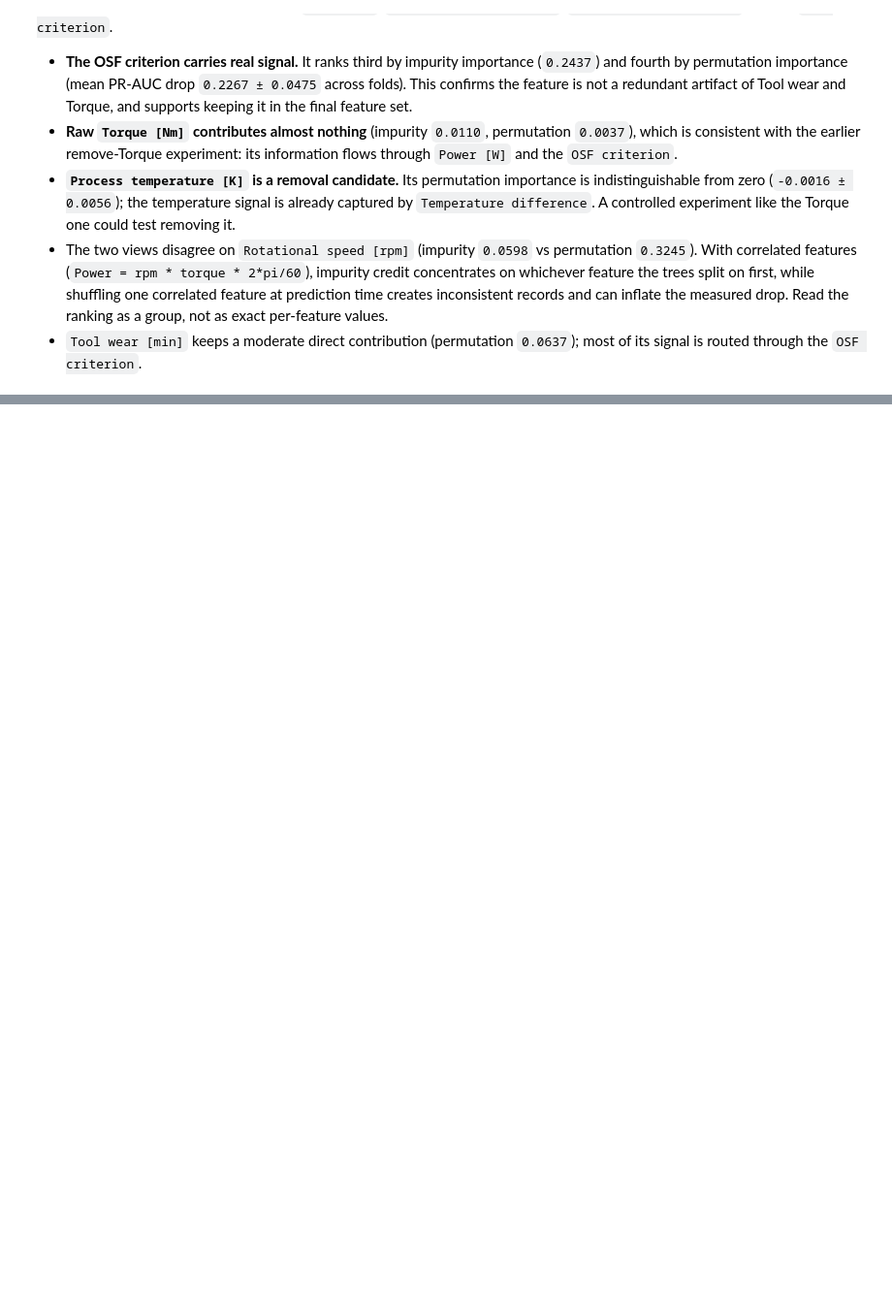
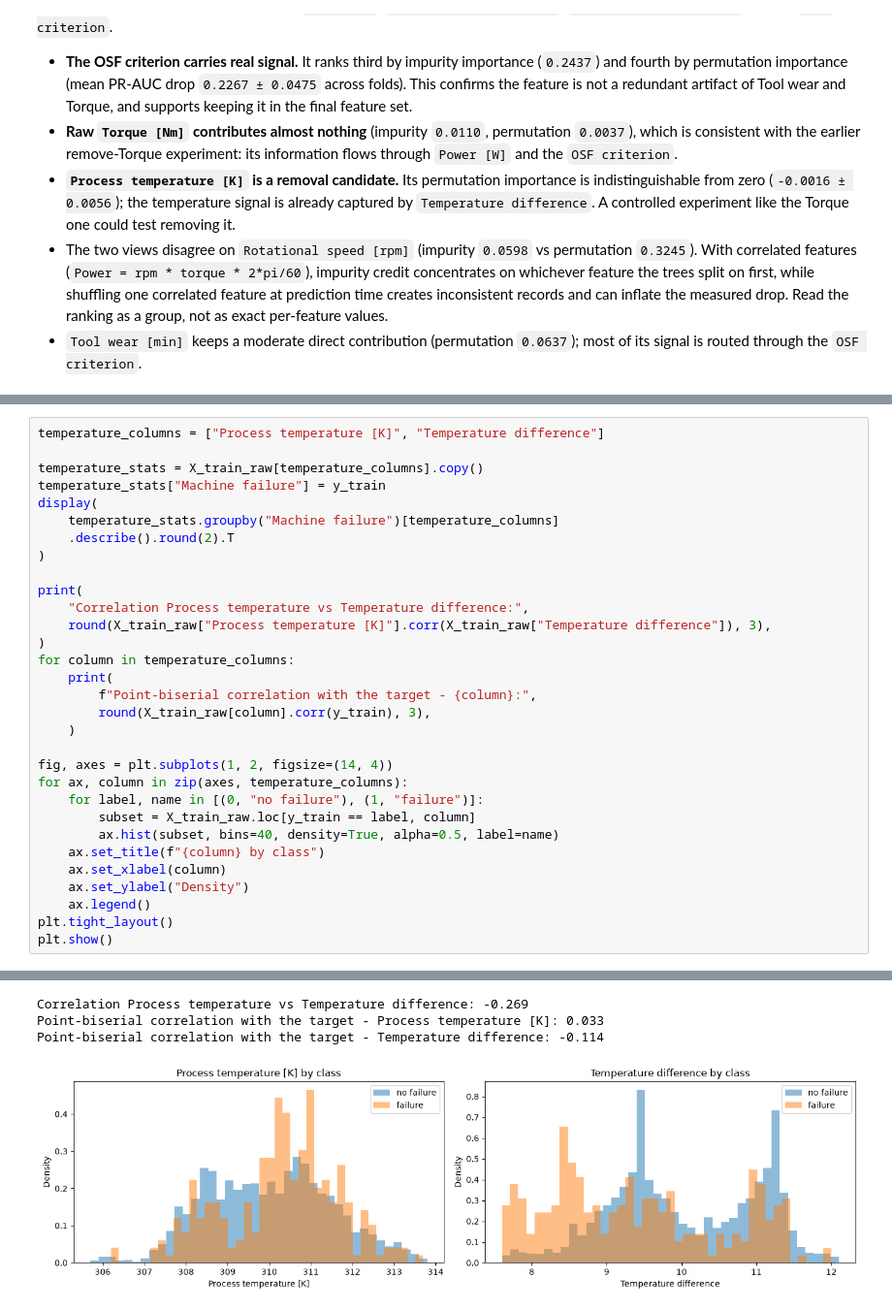
Before and after one commit to KacperKnapek/Machine-failure-prediction, a Jupyter notebook: notebooks/05_feature_experiment.ipynb, the cells around one changed output, grey strips where cells are left out. Shown at 97% size. Saved outputs shown, nothing was run; the diff lists cells and outputs as text; blank space fills up the shorter version.

```diff
--- a/notebooks/05_feature_experiment.ipynb
+++ b/notebooks/05_feature_experiment.ipynb
@@ -1158,0 +1233,32 @@ Both views agree on the same top group: `Power [W]`, `Temperature difference`, `
+# %%
+temperature_columns = ["Process temperature [K]", "Temperature difference"]
+
+temperature_stats = X_train_raw[temperature_columns].copy()
+temperature_stats["Machine failure"] = y_train
+display(
+    temperature_stats.groupby("Machine failure")[temperature_columns]
+    .describe().round(2).T
+)
+
+print(
+    "Correlation Process temperature vs Temperature difference:",
+    round(X_train_raw["Process temperature [K]"].corr(X_train_raw["Temperature difference"]), 3),
+)
+for column in temperature_columns:
+    print(
+        f"Point-biserial correlation with the target - {column}:",
+        round(X_train_raw[column].corr(y_train), 3),
+    )
+
+fig, axes = plt.subplots(1, 2, figsize=(14, 4))
+for ax, column in zip(axes, temperature_columns):
+    for label, name in [(0, "no failure"), (1, "failure")]:
+        subset = X_train_raw.loc[y_train == label, column]
+        ax.hist(subset, bins=40, density=True, alpha=0.5, label=name)
+    ax.set_title(f"{column} by class")
+    ax.set_xlabel(column)
+    ax.set_ylabel("Density")
+    ax.legend()
+plt.tight_layout()
+plt.show()
+# %% [output]
@@ -1158,0 +1282,4 @@ Both views agree on the same top group: `Power [W]`, `Temperature difference`, `
+Correlation Process temperature vs Temperature difference: -0.269
+Point-biserial correlation with the target - Process temperature [K]: 0.033
+Point-biserial correlation with the target - Temperature difference: -0.114
+[figure, added]
```
Also changed, not shown: parts of 6 cells of this notebook, 2 other files.
